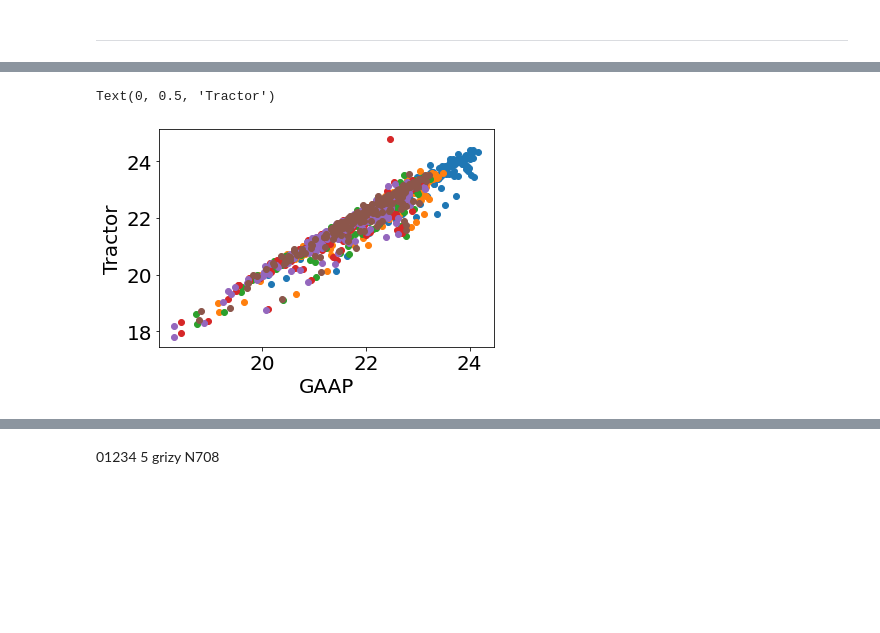
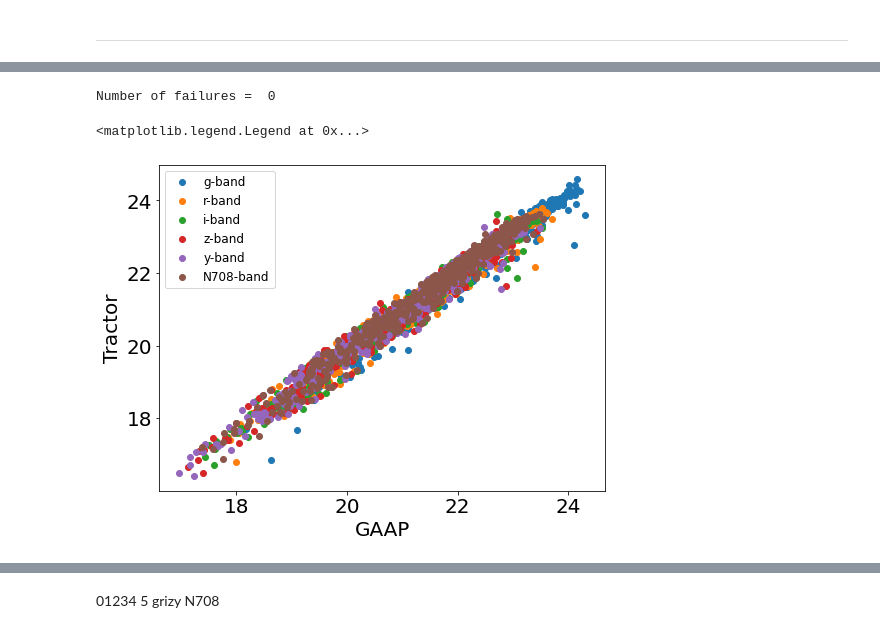
Before and after one commit to MerianSurvey/lambo, a Jupyter notebook: debug-Merian-tractor-ladybug.ipynb, the cells around one changed output, grey strips where cells are left out. Saved outputs shown, nothing was run; the diff lists cells and outputs as text; code cells hidden in the pictures; blank space fills up the shorter version.

```diff
--- a/debug-Merian-tractor-ladybug.ipynb
+++ b/debug-Merian-tractor-ladybug.ipynb
@@ -131,8 +118,9 @@ sys.path.append('/home/jiaxuanl/Research/Packages/tractor/')
 model_dict = {}
 
 ref_filt = 'i'
-model_dict[ref_filt] = tractor_hsc_sep_blob_by_blob(
+model_dict[ref_filt], _obj_cat_i = tractor_hsc_sep_blob_by_blob(
     obj, ref_filt, hsc_data.channels, hsc_data,
-    freeze_dict={'pos': False, 'shape.ab': False, 'shape.phi': False, 'sersicindex': False}, # don't fix shape/sersic
+    freeze_dict={'pos': False, 'shape': False, 'shape.re': False,
+                 'shape.ab': False, 'shape.phi': False, 'sersicindex': False}, # don't fix shape/sersic
     verbose=True, show_fig=True)
 # %% [output]
@@ -208,7 +219,7 @@ channels = list('grizy') + ['N708', 'N540']
 ref_filt = 'i'
 forced_channels = [filt for filt in channels if filt != ref_filt]
 
-for k, obj in enumerate(obj_cat[0:1]):
+for k, obj in enumerate(obj_cat[21:21+1]):
     print(f'### Tractor modeling for obj {k}')
     obj_id = obj['ID']
 
@@ -233,20 +244,26 @@ for k, obj in enumerate(obj_cat[0:1]):
     # Start fitting
     model_dict = {}
     # fitting in the i-band first: then pass the i-band parameters of target galaxy to other bands
-    model_dict[ref_filt] = tractor_hsc_sep_blob_by_blob(
+    model_dict[ref_filt], _obj_cat_i = tractor_hsc_sep_blob_by_blob(
         obj, ref_filt, data.channels, data,
-        freeze_dict={'pos': False, 'shape.ab': False, 'shape.phi': False, 'sersicindex': False},
-        # don't fix shape/sersic
+        freeze_dict={'pos': False, 'shape': False, 'shape.re': False,
+                     'shape.ab': False, 'shape.phi': False, 'sersicindex': False}, # don't fix shape/sersic
         verbose=True, show_fig=True)
 
     for filt in forced_channels:
-        pos = False# if filt == 'N' else True
-        model_dict[filt] = tractor_hsc_sep_blob_by_blob(
+        pos = True
+        fix_all = True
+        ref_catalog = model_dict[ref_filt].catalog.copy()
+        model_dict[filt], _ = tractor_hsc_sep_blob_by_blob(
             obj, filt, data.channels, data,
-            ref_source=model_dict[ref_filt].catalog[model_dict[ref_filt].target_ind],
-            freeze_dict={'pos': pos, 'shape.ab': True, 'shape.phi': True, 'sersicindex': True},
-            # don't fix shape/sersic
+            fix_all=fix_all, tractor_cat=ref_catalog,
+            # obj_cat=_obj_cat_i,
+            # ref_source=model_dict[ref_filt].catalog[model_dict[ref_filt].target_ind],
+            freeze_dict={'pos': pos, 'shape': True, 'shape.re': True, 'shape.ab': True, 'shape.phi': True,
+                         'sersicindex': True},  # don't fix shape/sersic
             verbose=True, show_fig=True)
+#     with open(os.path.join(obj['dir'], f'cosmos_{obj["ID"]}_tractor.pkl'), 'wb') as f:
+#         pickle.dump(model_dict, f)
     # Write to catalog
 #     with open(obj_name + '_sep_tractor.pkl', 'wb') as f:
 #         pickle.dump(model_dict, f)
@@ -319,6 +452,9 @@ Row index=81
 # %%
-meas_cat = Table.read('./Catalogs/tractor_test_output_0_200.fits')
-obj_cat = Table.read('./Catalogs/COSMOS_cutouts_tractor_gaap_test.fits')
+# meas_cat = vstack([Table.read('./Catalogs/tractor_lowz_output_0_250.fits'),
+#                    Table.read('./Catalogs/tractor_lowz_output_250_500.fits')])
+meas_cat = Table.read(f'./Catalogs/tractor_{suffix}_output_0_500.fits')
+meas_cat['mag'] = 22.5 - 2.5 * np.log10(meas_cat['flux'].data)
+obj_cat = Table.read(f'./Catalogs/COSMOS_cutouts_tractor_gaap_{suffix}.fits')[:500]
 obj_cat['dir'] = [file.replace('/projects/MERIAN/poststamps/g09_broadcut',
                               '/scratch/gpfs/jiaxuanl/Data/Merian/Cutout'
                              ) for file in obj_cat['dir']]
@@ -331,14 +461,23 @@ meas_cat['mag'] = 22.5 - 2.5 * np.log10(meas_cat['flux'].data)
+# %%
+print('Number of failures = ', np.sum(meas_cat['flux'][0] == 0.0))
+# %% [output]
+Number of failures =  0
 # %%
 obj_cat['mag'] = np.hstack([obj_cat[f'{filt}_gaap_mag'].data[:, None] for filt in list('grizy') + ['N708']])
 # %%
 obj_cat['mag_tractor'] = 22.5 - 2.5 * np.log10(np.hstack(
     [obj_cat[f'{filt}_tractor_flux'].data[:, None] for filt in list('grizy') + ['N708']]))
+# %%
+channels = list('grizy') + ['N708', 'N540']
 # %%
+fig, ax = plt.subplots(figsize=(8, 6))
 for i in range(6):
-    plt.scatter(obj_cat['mag'][:, i], meas_cat['mag'][:, i])
+    filt = channels[i]
+    plt.scatter(obj_cat['mag'][:, i], meas_cat['mag'][:, i], label=f'{filt}-band')
 
 plt.xlabel('GAAP')
 plt.ylabel('Tractor')
+plt.legend(fontsize=12)
 # %% [output]
-Text(0, 0.5, 'Tractor')
+<matplotlib.legend.Legend at 0x...>
-[figure, old version]
+[figure, new version]
```
Also changed, not shown: parts of 58 cells of this notebook, 5 other files.
